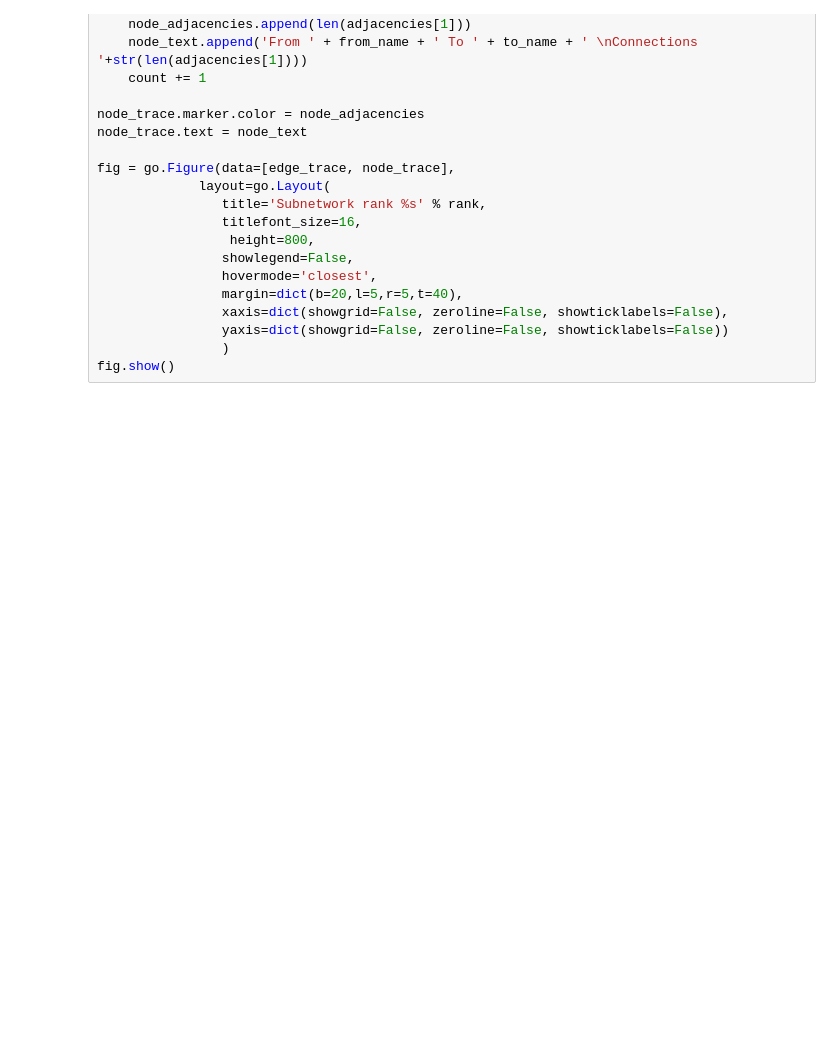
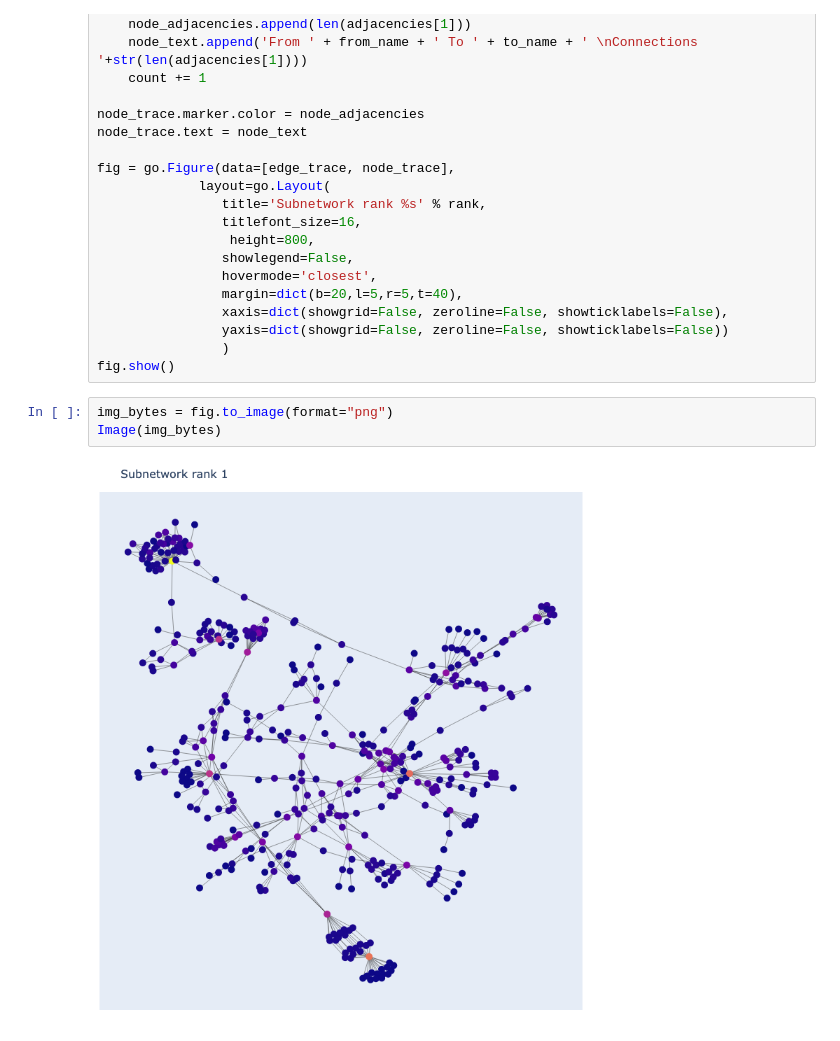
Before and after one commit to beng-starboard/filecoin-miner-network, a Jupyter notebook: notebooks/Network mapping for Dylan.ipynb, the cells around one changed output. Saved outputs shown, nothing was run; the diff lists cells and outputs as text; blank space fills up the shorter version.

Commit message:
update figure

```diff
--- a/notebooks/Network mapping for Dylan.ipynb
+++ b/notebooks/Network mapping for Dylan.ipynb
@@ -85,3 +85,8 @@ fig = go.Figure(data=[edge_trace, node_trace],
                 yaxis=dict(showgrid=False, zeroline=False, showticklabels=False))
                 )
 fig.show()
+# %%
+img_bytes = fig.to_image(format="png")
+Image(img_bytes)
+# %% [output]
+[figure, added]
```
Also changed, not shown: parts of 1 cell of this notebook.
